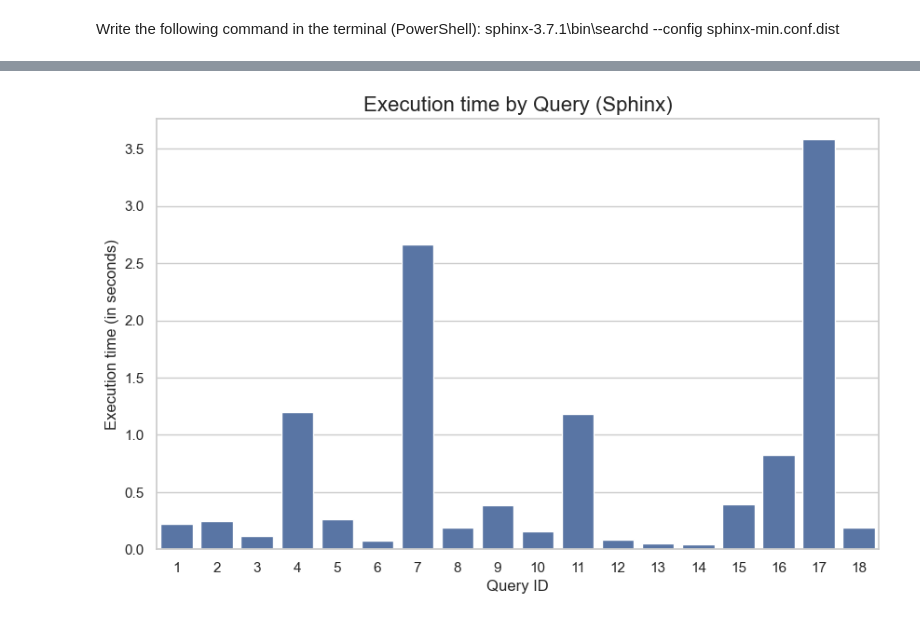
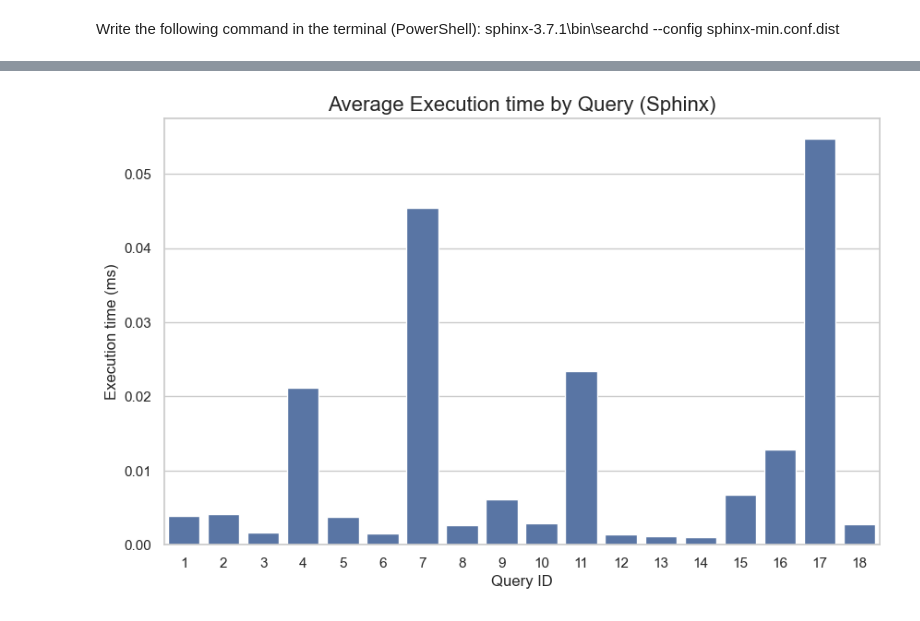
Before and after one commit to Carda01/SearchEngines_benchmark, a Jupyter notebook: sphinx/sphinx.ipynb, the cells around one changed output, grey strips where cells are left out. Saved outputs shown, nothing was run; the diff lists cells and outputs as text; code cells hidden in the pictures.

Commit message:
Sphinx pipeline

```diff
--- a/sphinx/sphinx.ipynb
+++ b/sphinx/sphinx.ipynb
@@ -135,12 +132,16 @@ Executing: 18
+# %%
+# drop the first run to avoid cache problem
+df_results = df[df['run']!=1]
+df_avg = df_results.groupby('query_id').agg({'execution_time':'mean'}).reset_index()
 # %%
- plt.figure(figsize=(10, 6))  # Set figure size
- sns.set(style="whitegrid")  # Set the style for the plot
- sns.barplot(data=df, x='query_id', y='execution_time')
- # Add title and labels
- plt.title("Execution time by Query (Sphinx)", fontsize=16)
- plt.xlabel("Query ID", fontsize=12)
- plt.ylabel("Execution time (in seconds)", fontsize=12)
- # Show the plot
- plt.show()
+plt.figure(figsize=(10, 6))  # Set figure size
+sns.set(style="whitegrid")  # Set the style for the plot
+sns.barplot(data=df_avg, x='query_id', y='execution_time')
+# Add title and labels
+plt.title("Average Execution time by Query (Sphinx)", fontsize=16)
+plt.xlabel("Query ID", fontsize=12)
+plt.ylabel("Execution time (ms)", fontsize=12)
+# Show the plot
+plt.show()
 # %% [output]
-[figure, old version]
+[figure, new version]
```
Also changed, not shown: parts of 4 cells of this notebook, 3 other files.
